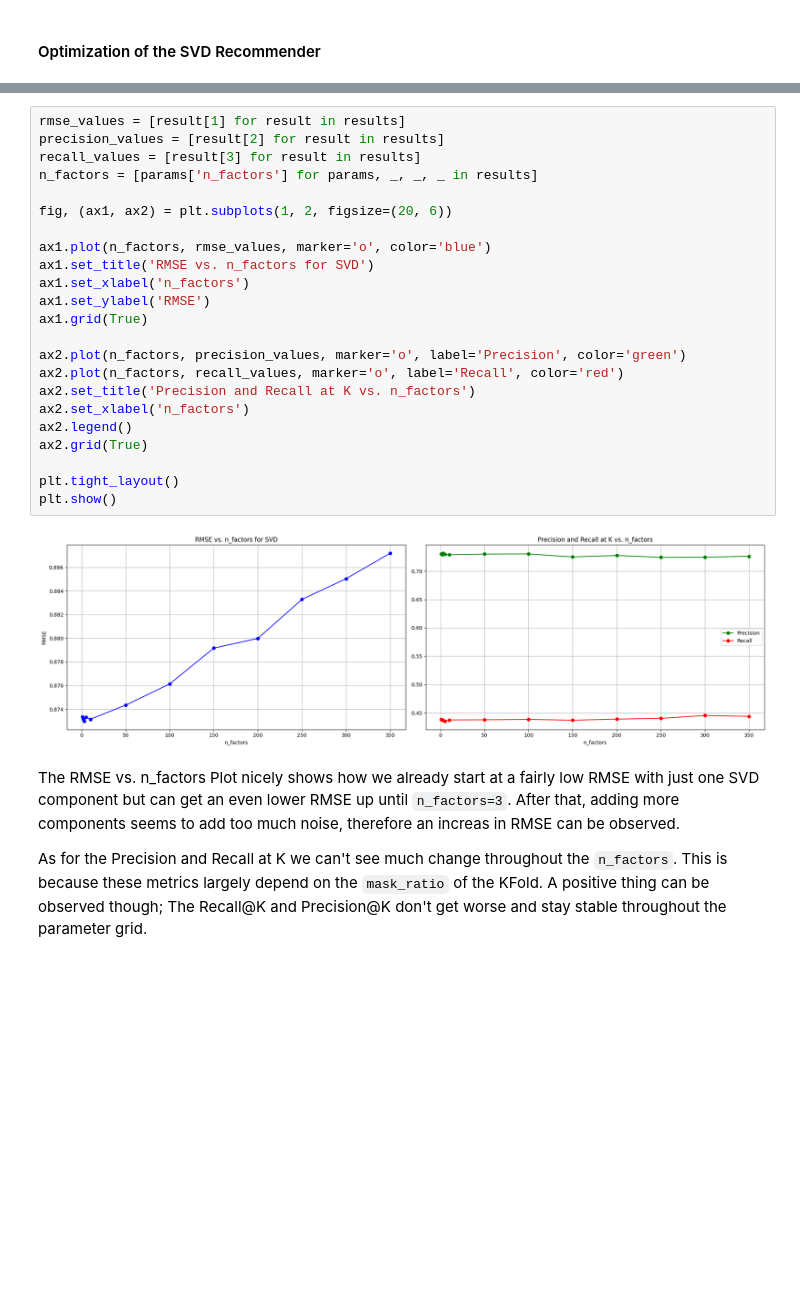
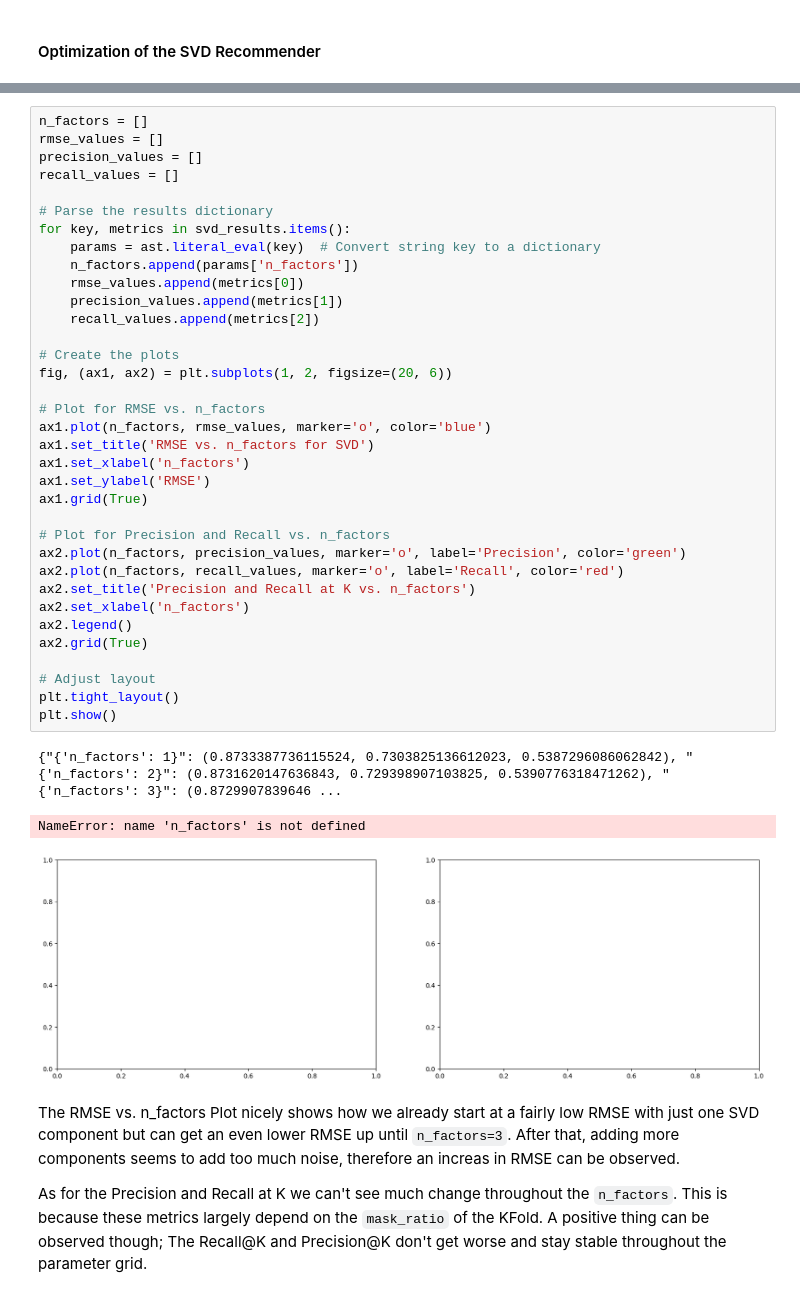
Before and after one commit to okaynils/fhnw-ds-rsy, a Jupyter notebook: MiniChallenge/RSY_ MiniChallenge_FS24.ipynb, the cells around one changed output, grey strips where cells are left out. Drawn from its saved outputs; the diff is of its cells as text; blank space fills up the shorter version.

```diff
--- a/MiniChallenge/RSY_ MiniChallenge_FS24.ipynb
+++ b/MiniChallenge/RSY_ MiniChallenge_FS24.ipynb
@@ -1546,28 +1570,42 @@ best_params, best_rmse, results = grid_search_cv(user_item_matrix.values, SVDRec
 # %%
-rmse_values = [result[1] for result in results]
-precision_values = [result[2] for result in results]
-recall_values = [result[3] for result in results]
-n_factors = [params['n_factors'] for params, _, _, _ in results]
+n_factors = []
+rmse_values = []
+precision_values = []
+recall_values = []
 
+# Parse the results dictionary
+for key, metrics in svd_results.items():
+    params = ast.literal_eval(key)  # Convert string key to a dictionary
+    n_factors.append(params['n_factors'])
+    rmse_values.append(metrics[0])
+    precision_values.append(metrics[1])
+    recall_values.append(metrics[2])
+
+# Create the plots
 fig, (ax1, ax2) = plt.subplots(1, 2, figsize=(20, 6))
 
+# Plot for RMSE vs. n_factors
 ax1.plot(n_factors, rmse_values, marker='o', color='blue')
 ax1.set_title('RMSE vs. n_factors for SVD')
 ax1.set_xlabel('n_factors')
 ax1.set_ylabel('RMSE')
 ax1.grid(True)
 
+# Plot for Precision and Recall vs. n_factors
 ax2.plot(n_factors, precision_values, marker='o', label='Precision', color='green')
 ax2.plot(n_factors, recall_values, marker='o', label='Recall', color='red')
 ax2.set_title('Precision and Recall at K vs. n_factors')
 ax2.set_xlabel('n_factors')
 ax2.legend()
 ax2.grid(True)
 
+# Adjust layout
 plt.tight_layout()
 plt.show()
 # %% [output]
+{"{'n_factors': 1}": (0.8733387736115524, 0.7303825136612023, 0.5387296086062842), "{'n_factors': 2}": (0.8731620147636843, 0.729398907103825, 0.5390776318471262), "{'n_factors': 3}": (0.8729907839646 ...
+NameError: name 'n_factors' is not defined
-[figure, old version]
+[figure, new version]
 # %% [markdown]
 The RMSE vs. n_factors Plot nicely shows how we already start at a fairly low RMSE with just one SVD component but can get an even lower RMSE up until `n_factors=3`. After that, adding more components seems to add too much noise, therefore an increas in RMSE can be observed.
 
```
Also changed, not shown: parts of 6 cells of this notebook, 1 other file.
